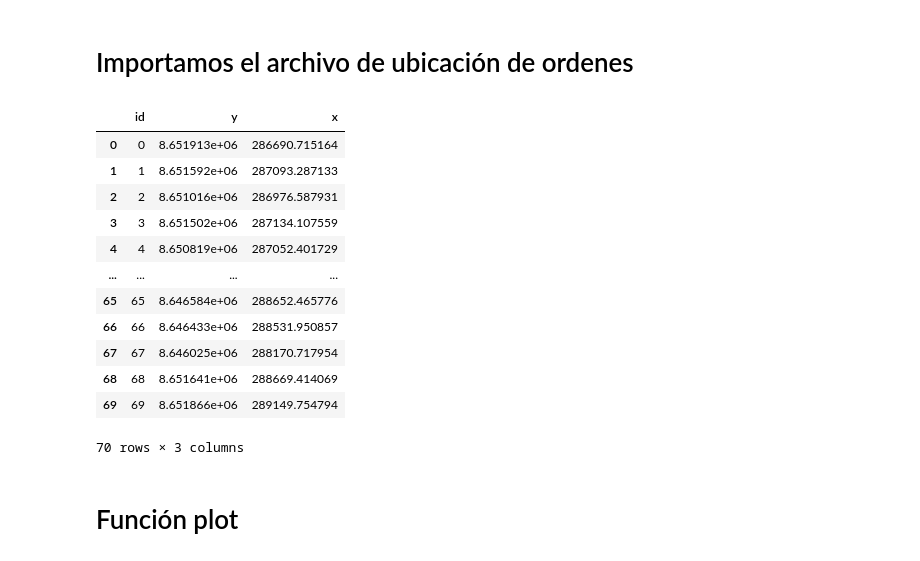
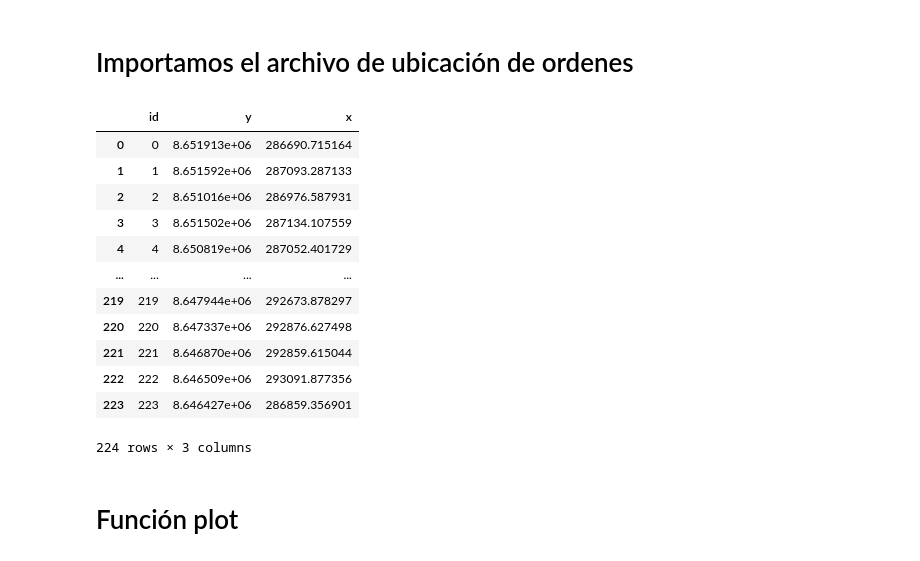
Before and after one commit to diperezbgit/IA-FUNDAMENTALS, a Jupyter notebook: TAREA_2/TAREA_2_HC_SA_pynb.ipynb, the cells around one changed output. Saved outputs shown, nothing was run; the diff lists cells and outputs as text; code cells hidden in the pictures.

```diff
--- a/TAREA_2/TAREA_2_HC_SA_pynb.ipynb
+++ b/TAREA_2/TAREA_2_HC_SA_pynb.ipynb
@@ -26,26 +26,24 @@ plt.show()
 # %%
 import pandas as pd
 import numpy as np
 #  obtenemos al archivo que contiene la informacion sobre las conexiones y ditancias entre ellas
 path = r"https://raw.githubusercontent.com/diperezbgit/IA-FUNDAMENTALS/refs/heads/main/TAREA_2/cnx_cuadri02.csv"
 df_long = pd.read_csv(path)
-# par las pruebas usamos solo 70 puntos
-df_reduced = df_long.iloc[:70, :70]
-df_reduced
+df_long
 # %% [output]
 |  | id | y | x |
 | 0 | 0 | 8.651913e+06 | 286690.715164 |
 | 1 | 1 | 8.651592e+06 | 287093.287133 |
 | 2 | 2 | 8.651016e+06 | 286976.587931 |
 | 3 | 3 | 8.651502e+06 | 287134.107559 |
 | 4 | 4 | 8.650819e+06 | 287052.401729 |
 | ... | ... | ... | ... |
-| 65 | 65 | 8.646584e+06 | 288652.465776 |
-| 66 | 66 | 8.646433e+06 | 288531.950857 |
-| 67 | 67 | 8.646025e+06 | 288170.717954 |
-| 68 | 68 | 8.651641e+06 | 288669.414069 |
-| 69 | 69 | 8.651866e+06 | 289149.754794 |
+| 219 | 219 | 8.647944e+06 | 292673.878297 |
+| 220 | 220 | 8.647337e+06 | 292876.627498 |
+| 221 | 221 | 8.646870e+06 | 292859.615044 |
+| 222 | 222 | 8.646509e+06 | 293091.877356 |
+| 223 | 223 | 8.646427e+06 | 286859.356901 |
-70 rows × 3 columns
+224 rows × 3 columns
 # %% [markdown]
 # Función plot
 # %%
```
Also changed, not shown: parts of 4 cells of this notebook.
